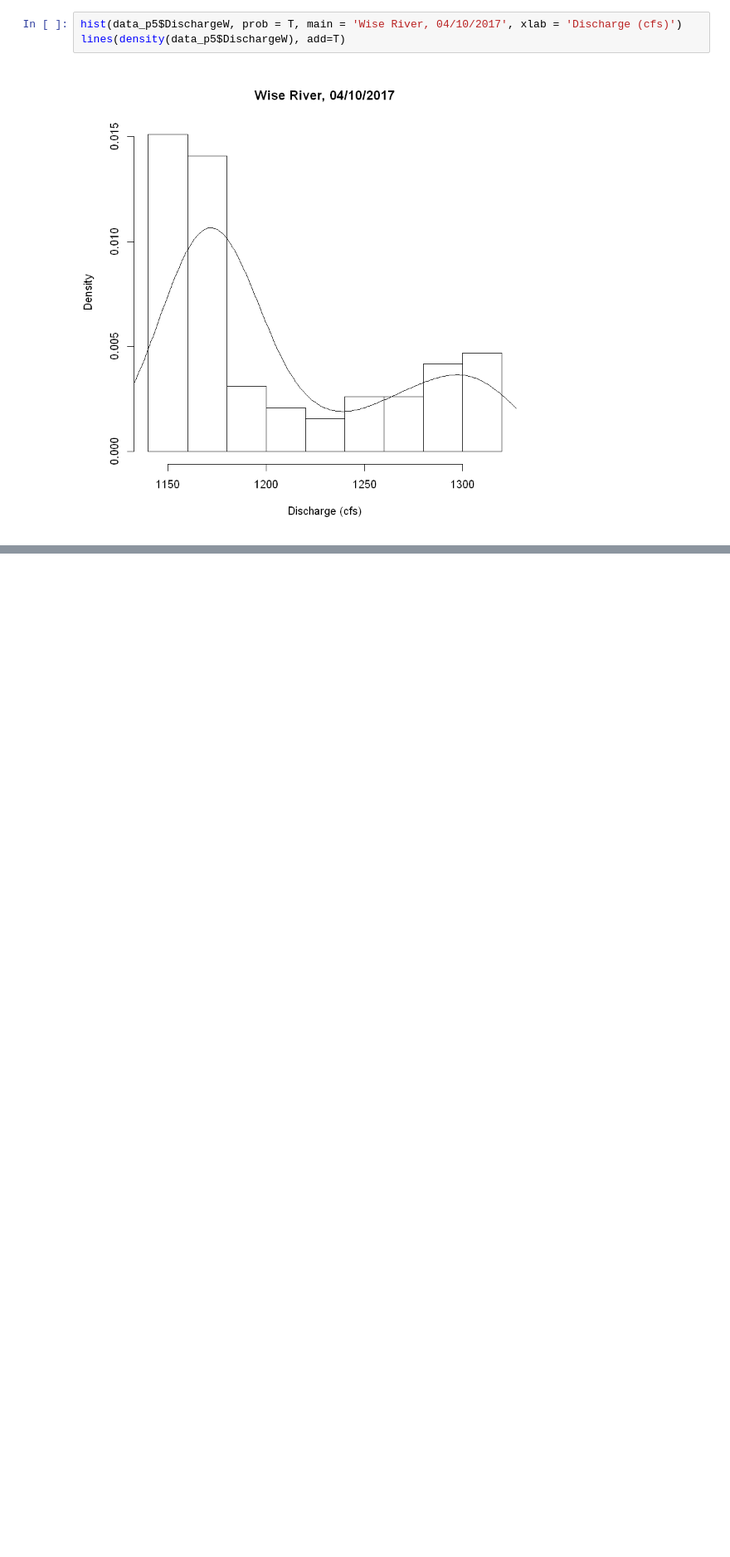
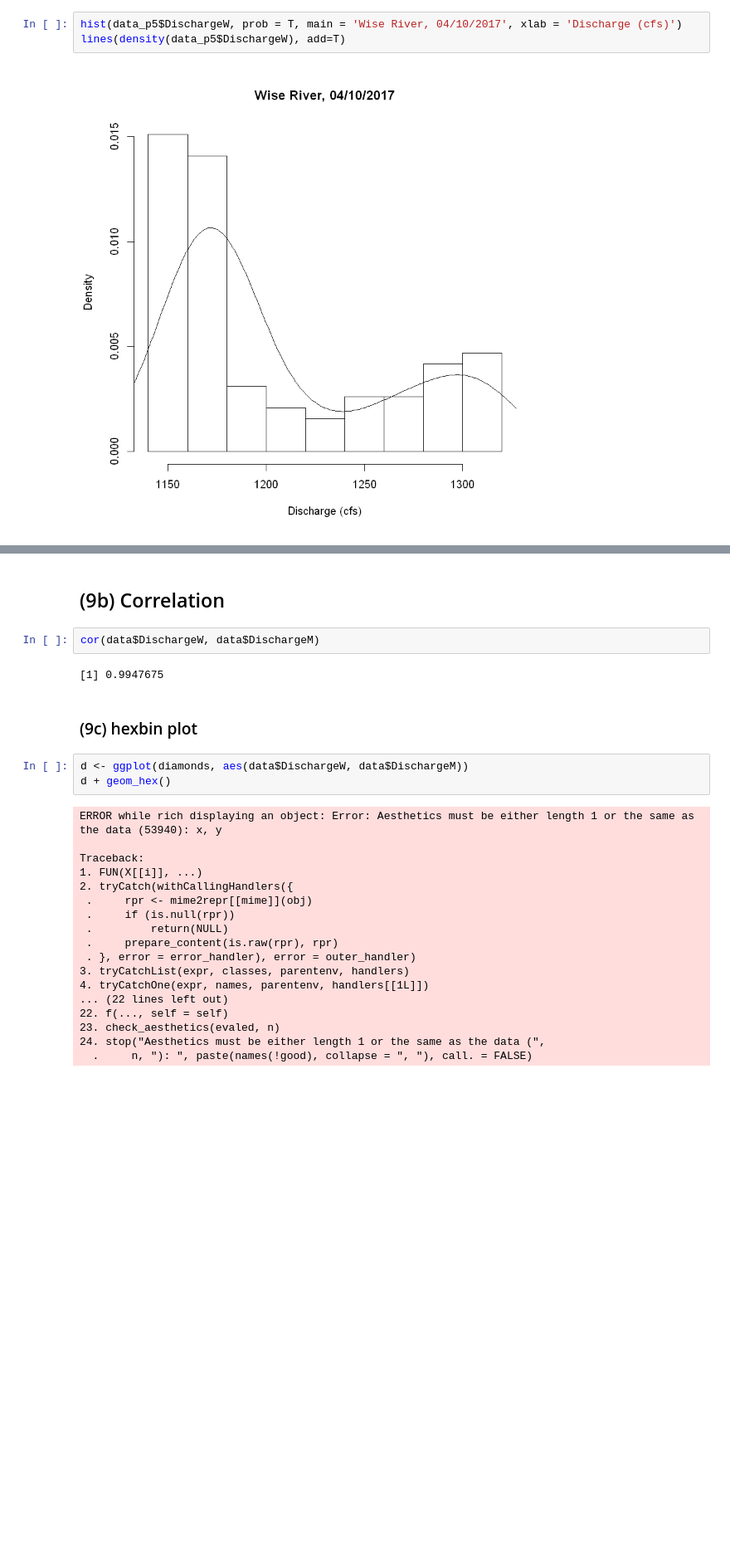
Before and after one commit to ngocdha/hw_Statistical_Learning, a Jupyter notebook: Labs/Lab_3/L3_02_Analysis.ipynb, the cells around one changed output, grey strips where cells are left out. Shown: that part at 83% size. Cells and saved outputs as stored; diff of their text form; blank space fills up the shorter version.

```diff
--- a/Labs/Lab_3/L3_02_Analysis.ipynb
+++ b/Labs/Lab_3/L3_02_Analysis.ipynb
@@ -334,0 +368,30 @@ lines(density(data_p5$DischargeW), add=T)
+# %% [markdown]
+## (9b) Correlation
+# %%
+cor(data$DischargeW, data$DischargeM)
+# %% [output]
+[1] 0.9947675
+# %% [markdown]
+### (9c) hexbin plot
+# %%
+d <- ggplot(diamonds, aes(data$DischargeW, data$DischargeM))
+d + geom_hex()
+# %% [output]
+ERROR while rich displaying an object: Error: Aesthetics must be either length 1 or the same as the data (53940): x, y
+
+Traceback:
+1. FUN(X[[i]], ...)
+2. tryCatch(withCallingHandlers({
+ .     rpr <- mime2repr[[mime]](obj)
+ .     if (is.null(rpr))
+ .         return(NULL)
+ .     prepare_content(is.raw(rpr), rpr)
+ . }, error = error_handler), error = outer_handler)
+3. tryCatchList(expr, classes, parentenv, handlers)
+4. tryCatchOne(expr, names, parentenv, handlers[[1L]])
+... (22 lines left out)
+22. f(..., self = self)
+23. check_aesthetics(evaled, n)
+24. stop("Aesthetics must be either length 1 or the same as the data (",
+  .     n, "): ", paste(names(!good), collapse = ", "), call. = FALSE)
+[figure, added]
```
Also changed, not shown: parts of 13 cells of this notebook, 1 other file.
